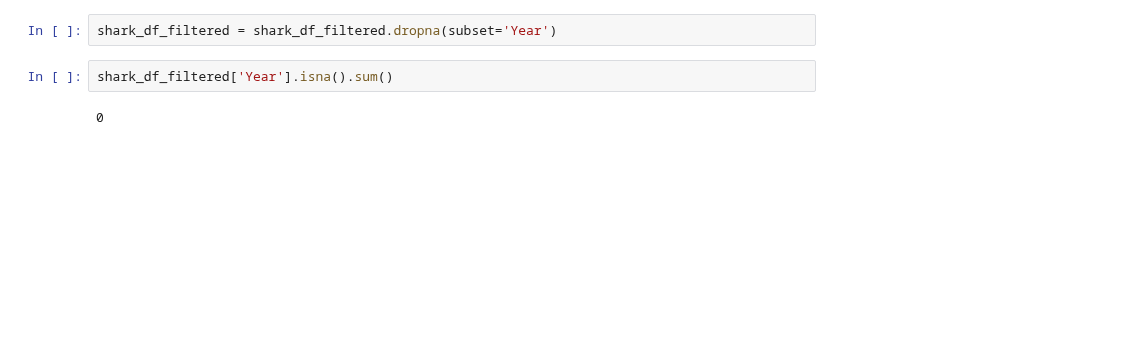
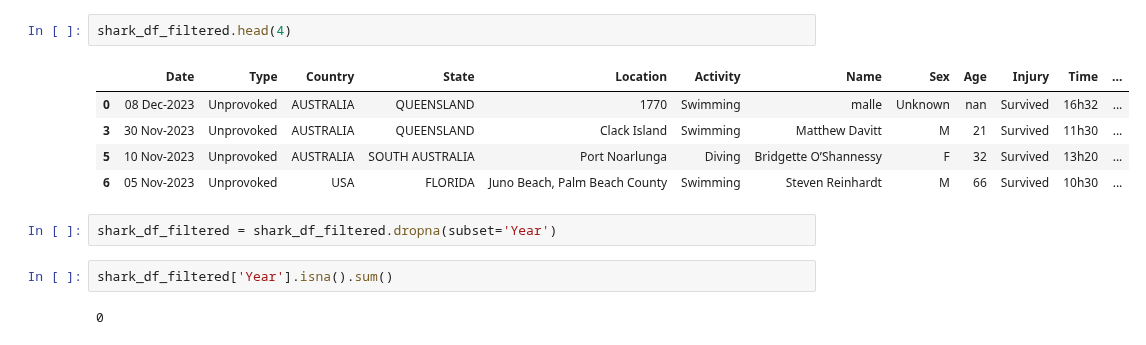
Before and after one commit to Beata2307/Shark_Attack, a Jupyter notebook: Shark_attack_cleaning_EDA.ipynb, the cells around one changed output. Cells and saved outputs as stored; diff of their text form; blank space fills up the shorter version.

```diff
--- a/Shark_attack_cleaning_EDA.ipynb
+++ b/Shark_attack_cleaning_EDA.ipynb
@@ -362,3 +353,11 @@ shark_df_filtered.shape
+# %%
+shark_df_filtered.head(4)
+# %% [output]
+|  | Date | Type | Country | State | Location | Activity | Name | Sex | Age | Injury | Time | ... |
+| 0 | 08 Dec-2023 | Unprovoked | AUSTRALIA | QUEENSLAND | 1770 | Swimming | malle | Unknown | nan | Survived | 16h32 | ... |
+| 3 | 30 Nov-2023 | Unprovoked | AUSTRALIA | QUEENSLAND | Clack Island | Swimming | Matthew Davitt | M | 21 | Survived | 11h30 | ... |
+| 5 | 10 Nov-2023 | Unprovoked | AUSTRALIA | SOUTH AUSTRALIA | Port Noarlunga | Diving | Bridgette O’Shannessy | F | 32 | Survived | 13h20 | ... |
+| 6 | 05 Nov-2023 | Unprovoked | USA | FLORIDA | Juno Beach, Palm Beach County | Swimming | Steven Reinhardt | M | 66 | Survived | 10h30 | ... |
 # %%
 shark_df_filtered = shark_df_filtered.dropna(subset='Year')
 # %%
```
Also changed, not shown: parts of 15 cells of this notebook.
